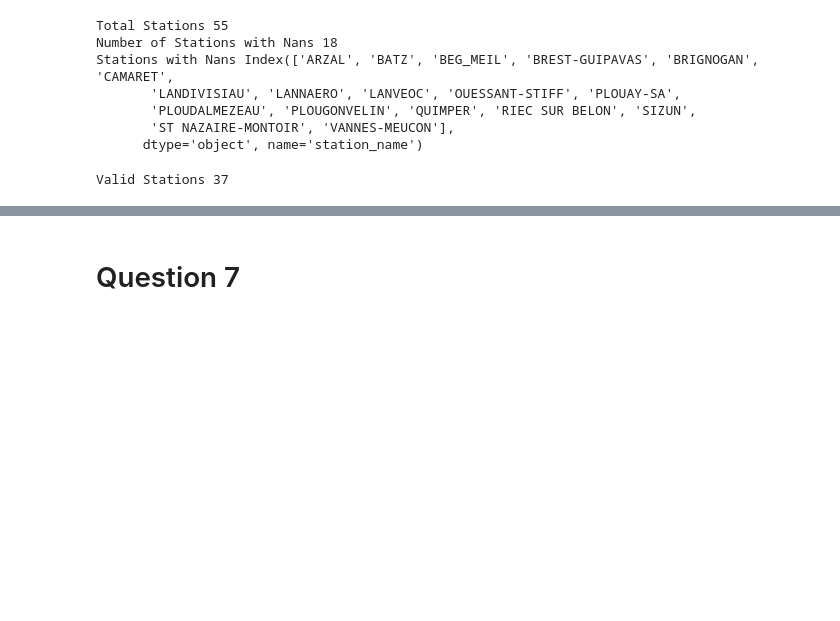
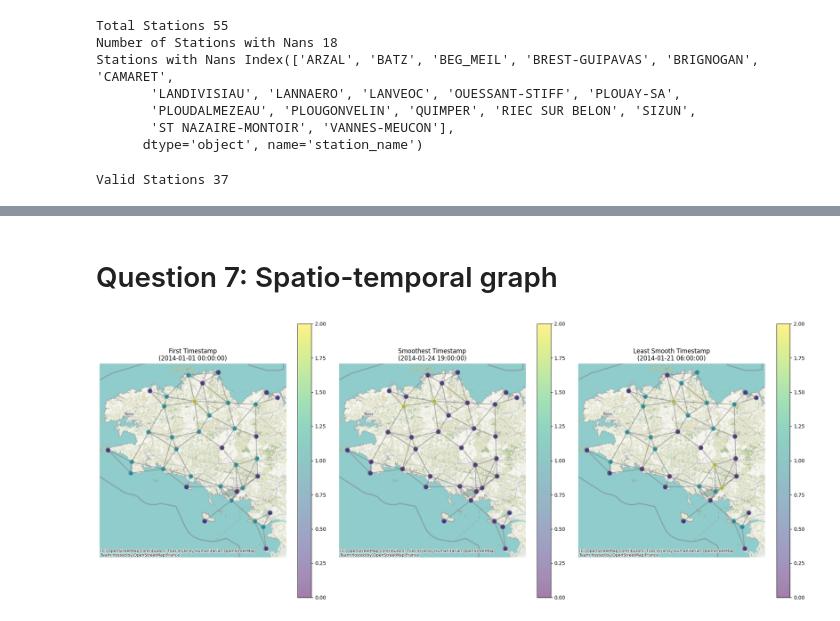
Before and after one commit to fotisk07/TimeSeries-TP, a Jupyter notebook: TP3/Assignment 3.ipynb, the cells around one changed output, grey strips where cells are left out. Saved outputs shown, nothing was run; the diff lists cells and outputs as text; code cells hidden in the pictures; blank space fills up the shorter version.

```diff
--- a/TP3/Assignment 3.ipynb
+++ b/TP3/Assignment 3.ipynb
@@ -346,2 +466,7 @@ Smoothest signal occurs at 2014-01-24 19:00:00 (E = 52.09)
 # %% [markdown]
-# Question 7
+# Question 7: Spatio-temporal graph
+# %%
+X_raw = temperature_df.values.T
+X = (X_raw - X_raw.mean()) / X_raw.std()
+
+N, T = X.shape
@@ -347,0 +512,45 @@ Smoothest signal occurs at 2014-01-24 19:00:00 (E = 52.09)
+# %%
+energy = coeffs ** 2
+
+# We have to normalize the bands by their baseline energy in order to find relative changes.
+band_baselines = np.mean(energy, axis=(1, 2))
+energy_normalized = energy / (band_baselines[:, None, None] + 1e-10)
+
+E_low  = np.sum(energy_normalized[0:3], axis=0)
+E_mid  = np.sum(energy_normalized[3:6], axis=0)
+E_high = np.sum(energy_normalized[6:9], axis=0)
+
+classes = np.argmax([E_low, E_mid, E_high], axis=0)
+# %%
+t_least_smooth = "2014-01-21 06:00:00"
+t_smoothest = "2014-01-24 19:00:00"
+t_first = temperature_df.index[0]
+
+# Mapping Titles to Timestamps
+timestamps_to_plot = {
+    "First Timestamp": t_first,
+    "Smoothest Timestamp": t_smoothest,
+    "Least Smooth Timestamp": t_least_smooth
+}
+
+fig, axes = plt.subplots(1, 3, figsize=(20, 8))
+
+graph.set_coordinates(stations_np)
+
+for idx, (title, ts_str) in enumerate(timestamps_to_plot.items()):
+    ax = axes[idx]
+
+    t_idx = temperature_df.index.get_loc(ts_str)
+
+    signal_to_plot = classes[:, t_idx]
+    stations_gdf.plot(ax=ax)
+
+    cx.add_basemap(ax, crs=stations_gdf.crs.to_string(), zoom=8)
+    graph.plot_signal(signal_to_plot, ax=ax, limits=[0, 2], title=f"{title}\n({ts_str})")
+
+    ax.set_axis_off()
+
+plt.tight_layout()
+plt.show()
+# %% [output]
+[figure, added]
```
Also changed, not shown: parts of 17 cells of this notebook, 12 other files.
